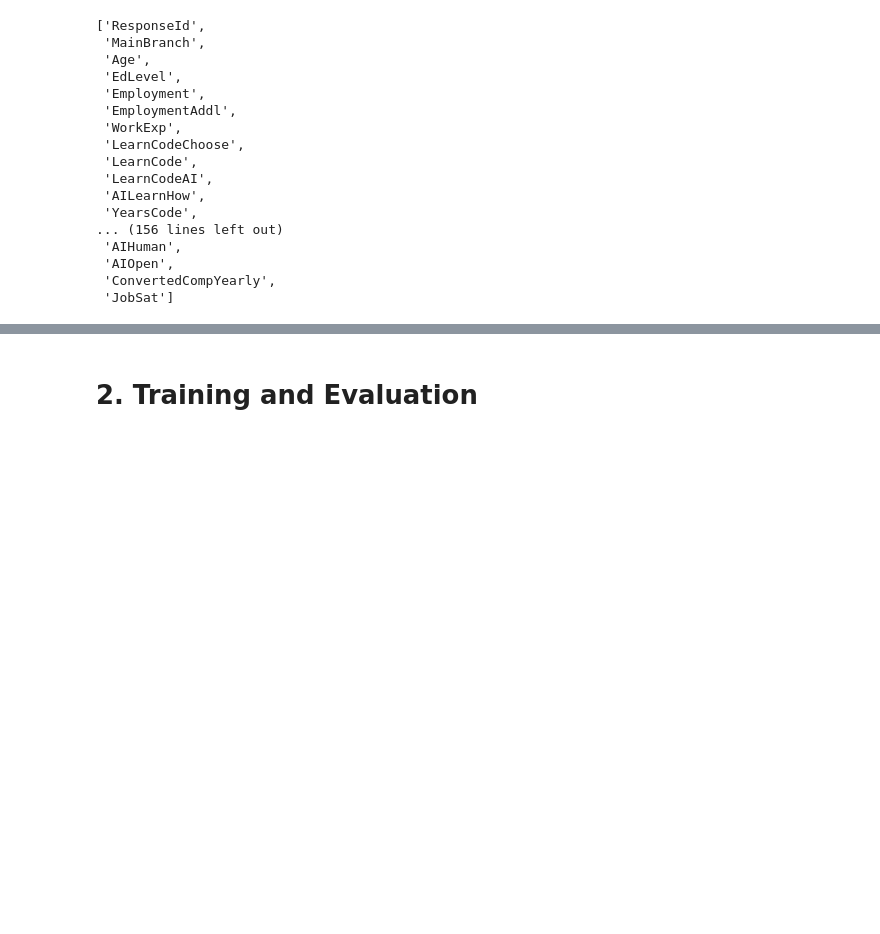
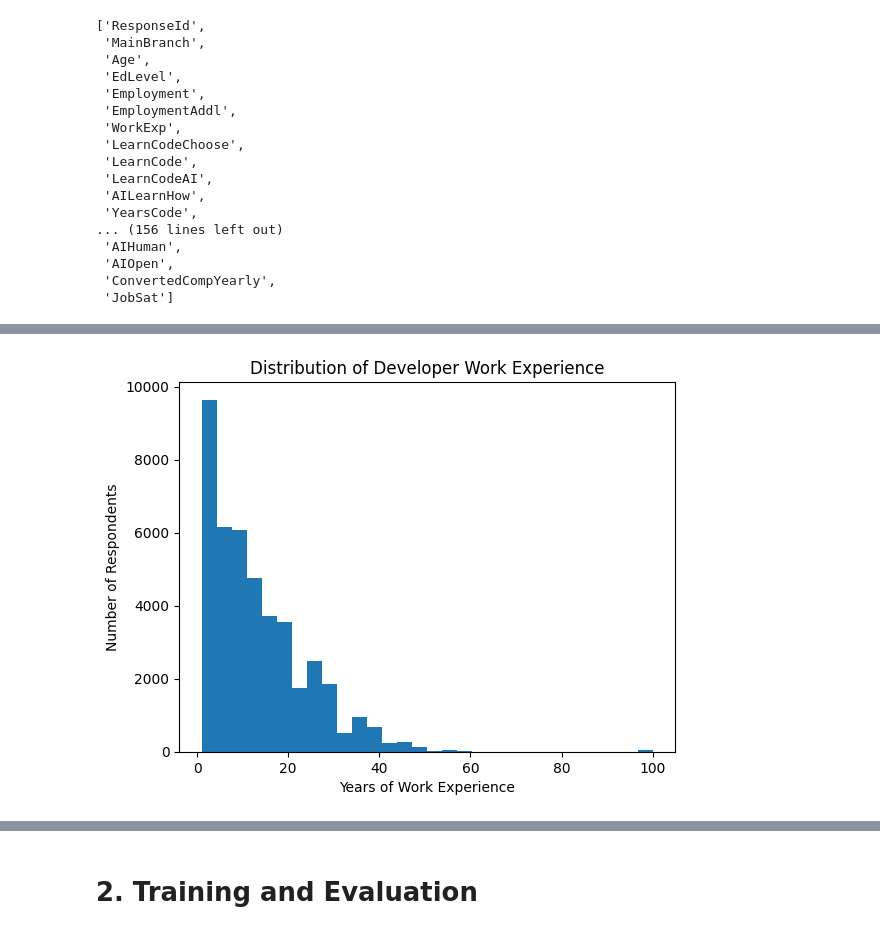
Before and after one commit to RaveTheBrave/Udacity-Data-Science-Stack-Overflow-Blog-Post, a Jupyter notebook: Stack Overflow Blog Post.ipynb, the cells around one changed output, grey strips where cells are left out. Cells and saved outputs as stored; diff of their text form; code cells hidden in the pictures; blank space fills up the shorter version.

```diff
--- a/Stack Overflow Blog Post.ipynb
+++ b/Stack Overflow Blog Post.ipynb
@@ -82,0 +136,8 @@ list(df.columns)
+# %%
+plt.hist(df['WorkExp'].dropna(), bins=30)
+plt.xlabel('Years of Work Experience')
+plt.ylabel('Number of Respondents')
+plt.title('Distribution of Developer Work Experience')
+plt.show()
+# %% [output]
+[figure, added]
```
Also changed, not shown: parts of 16 cells of this notebook.
